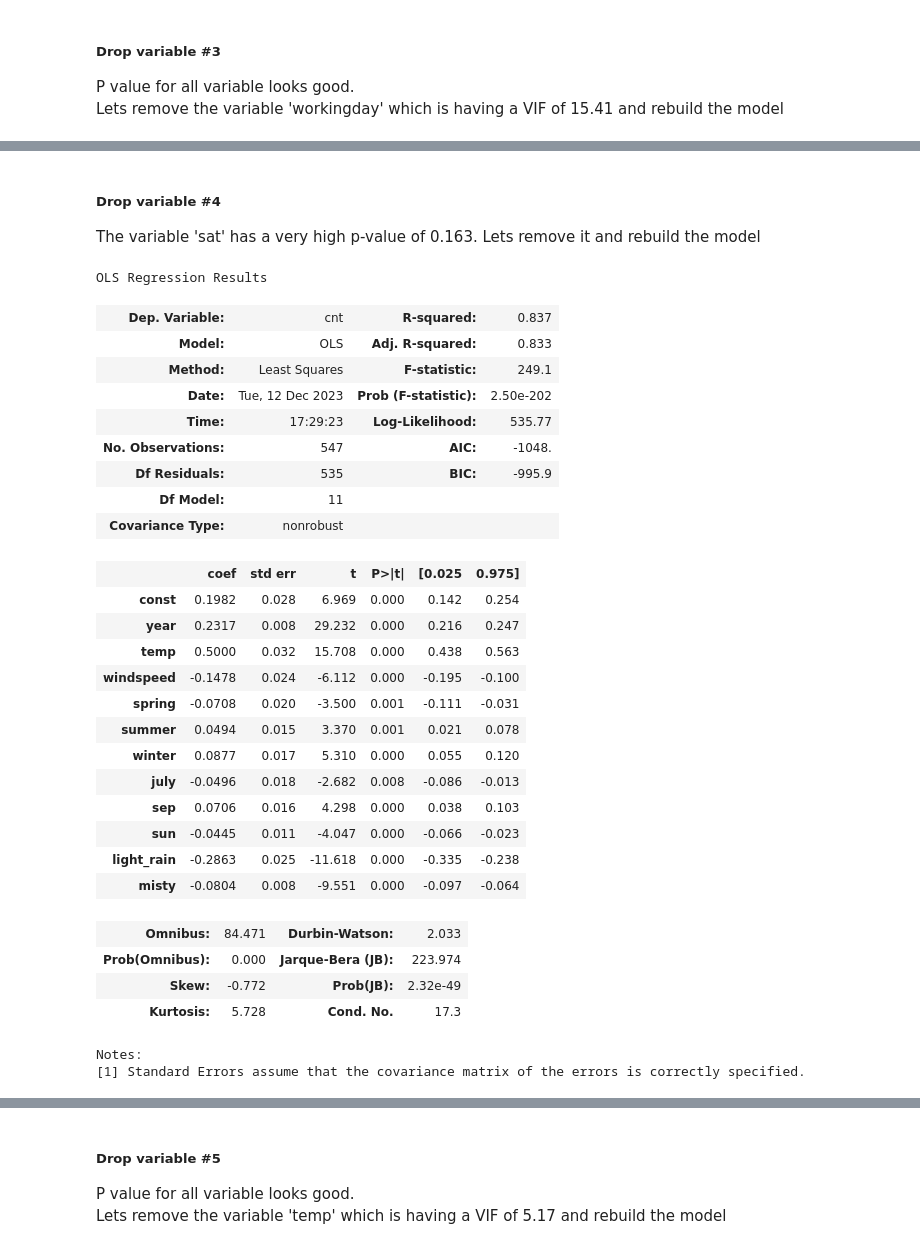
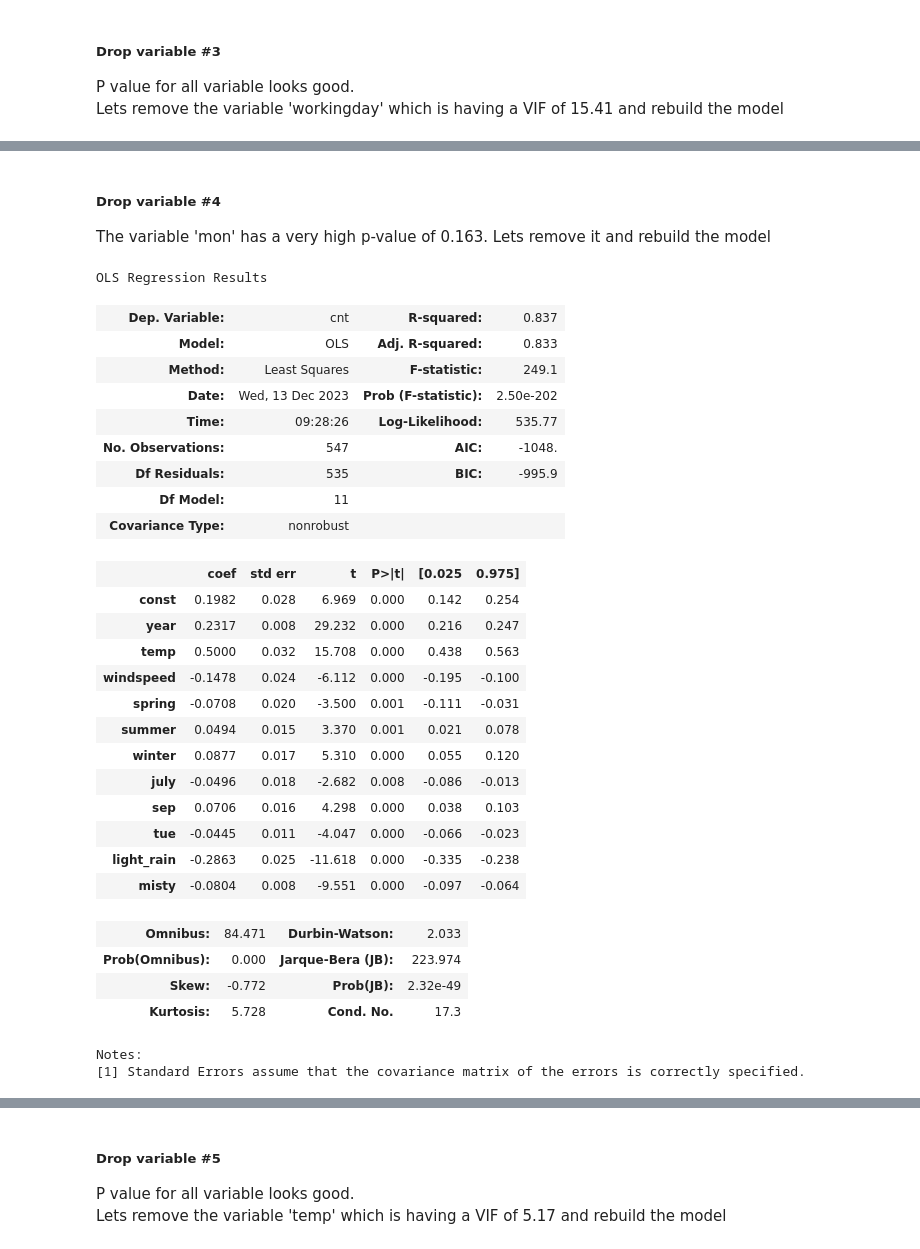
Before and after one commit to gopinathghub/linear_regression_assignment, a Jupyter notebook: Linear_Regression_Assignment_GopinathM.ipynb, the cells around one changed output, grey strips where cells are left out. Cells and saved outputs as stored; diff of their text form; code cells hidden in the pictures.

```diff
--- a/Linear_Regression_Assignment_GopinathM.ipynb
+++ b/Linear_Regression_Assignment_GopinathM.ipynb
@@ -182,7 +183,7 @@ Map categorical variables' values with meaningful strings from data dictionary
 # %%
 df_bike.season = df_bike.season.map({1:'spring', 2:'summer', 3:'fall', 4:'winter'})
 df_bike.month = df_bike.month.map({1:'jan',2:'feb',3:'mar',4:'apr',5:'may',6:'june',7:'july',8:'aug',9:'sep',10:'oct',11:'nov',12:'dec'})
-df_bike.weekday = df_bike.weekday.map({0:'sun',1:'mon',2:'tue',3:'wed',4:'thu',5:'fri',6:'sat'})
+df_bike.weekday = df_bike.weekday.map({0:'tue',1:'wed',2:'thu',3:'fri',4:'sat',5:'sun',6:'mon'})
 df_bike.weathersit = df_bike.weathersit.map({1:'clear',2:'misty',3:'light_rain',4:'heavy_rain'})
 df_bike.head()
 # %% [output]
@@ -643,23 +644,23 @@ calculate_vif(X_train_reduced)
 | 10 | light_rain | 1.08 |
 # %% [markdown]
 ##### Drop variable #4
-The variable 'sat' has a very high p-value of 0.163. Lets remove it and rebuild the model
+The variable 'mon' has a very high p-value of 0.163. Lets remove it and rebuild the model
 # %%
 # Drop variable 'holiday'
-X_train_reduced = X_train_reduced.drop('sat', axis=1)
+X_train_reduced = X_train_reduced.drop('mon', axis=1)
 
 # Let's build a model with selected columns from RFE
 X_train_sm = sm.add_constant(X_train_reduced)
 lr = sm.OLS(y_train, X_train_sm)
 lrmodel = lr.fit()
 lrmodel.summary()
 # %% [output]
 OLS Regression Results
 | Dep. Variable: | cnt | R-squared: | 0.837 |
 | Model: | OLS | Adj. R-squared: | 0.833 |
 | Method: | Least Squares | F-statistic: | 249.1 |
-| Date: | Tue, 12 Dec 2023 | Prob (F-statistic): | 2.50e-202 |
-| Time: | 17:29:23 | Log-Likelihood: | 535.77 |
+| Date: | Wed, 13 Dec 2023 | Prob (F-statistic): | 2.50e-202 |
+| Time: | 09:28:26 | Log-Likelihood: | 535.77 |
 | No. Observations: | 547 | AIC: | -1048. |
 | Df Residuals: | 535 | BIC: | -995.9 |
 | Df Model: | 11 |  |  |
@@ -674,7 +675,7 @@ OLS Regression Results
 | winter | 0.0877 | 0.017 | 5.310 | 0.000 | 0.055 | 0.120 |
 | july | -0.0496 | 0.018 | -2.682 | 0.008 | -0.086 | -0.013 |
 | sep | 0.0706 | 0.016 | 4.298 | 0.000 | 0.038 | 0.103 |
-| sun | -0.0445 | 0.011 | -4.047 | 0.000 | -0.066 | -0.023 |
+| tue | -0.0445 | 0.011 | -4.047 | 0.000 | -0.066 | -0.023 |
 | light_rain | -0.2863 | 0.025 | -11.618 | 0.000 | -0.335 | -0.238 |
 | misty | -0.0804 | 0.008 | -9.551 | 0.000 | -0.097 | -0.064 |
 | Omnibus: | 84.471 | Durbin-Watson: | 2.033 |
```
Also changed, not shown: parts of 19 cells of this notebook.
